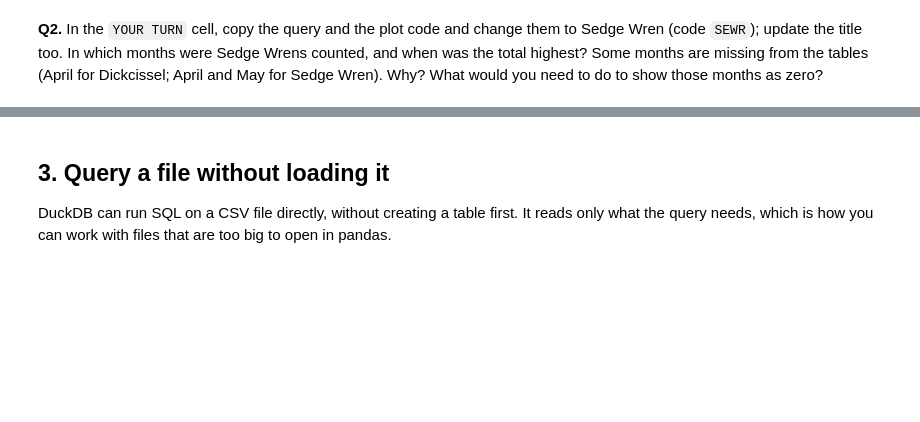
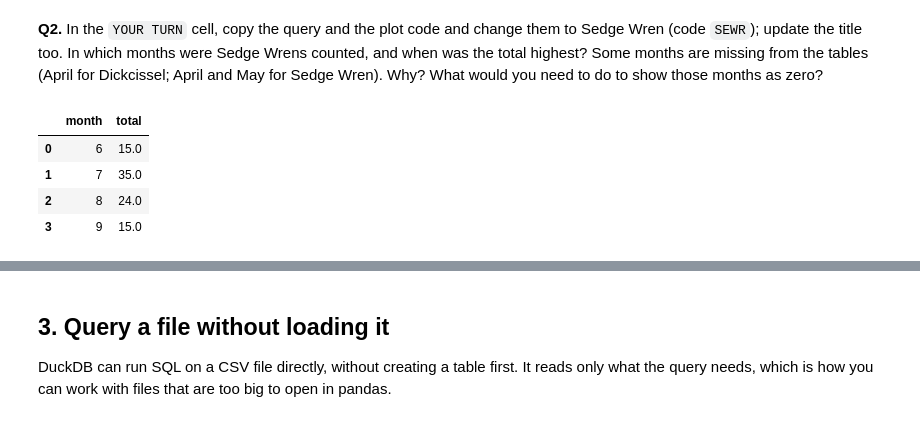
Before and after one commit to grushon2/dataskills-w11-grushon, a Jupyter notebook: code/w11-ex02-python-databases.ipynb, the cells around one changed output, grey strips where cells are left out. Cells and saved outputs as stored; diff of their text form; code cells hidden in the pictures; blank space fills up the shorter version.

```diff
--- a/code/w11-ex02-python-databases.ipynb
+++ b/code/w11-ex02-python-databases.ipynb
@@ -109,4 +117,19 @@ plt.show()
 # %% [markdown]
 **Q2.** In the `YOUR TURN` cell, copy the query and the plot code and change them to Sedge Wren (code `SEWR`); update the title too. In which months were Sedge Wrens counted, and when was the total highest? Some months are missing from the tables (April for Dickcissel; April and May for Sedge Wren). Why? What would you need to do to show those months as zero?
 # %%
-# YOUR TURN (Q2)
+monthly02 = con.sql("""
+    SELECT month(o.date) AS month, SUM(o.count) AS total
+    FROM observations o
+    JOIN species sp ON o.species_id = sp.species_id
+    WHERE sp.code = 'SEWR'
+    GROUP BY month
+    ORDER BY month
+""").df()
+
+monthly02
+# %% [output]
+|  | month | total |
+| 0 | 6 | 15.0 |
+| 1 | 7 | 35.0 |
+| 2 | 8 | 24.0 |
+| 3 | 9 | 15.0 |
```
Also changed, not shown: parts of 6 cells of this notebook.
